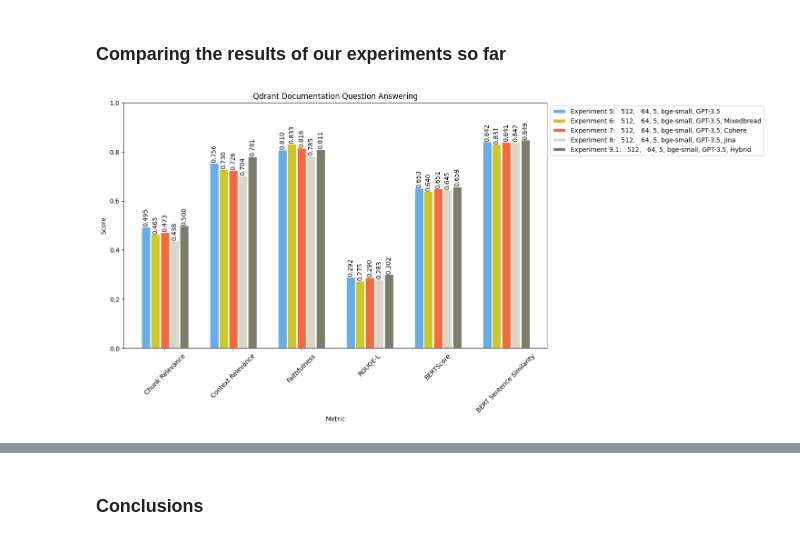
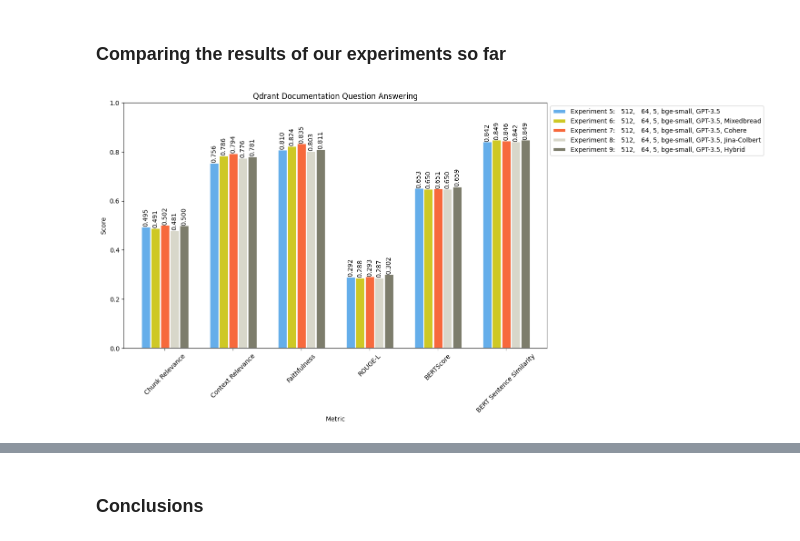
Before and after one commit to qdrant/qdrant-rag-eval, a Jupyter notebook: workshop-rag-eval-qdrant-quotient/notebook/quotient_qdrant_rag_eval_with_reranker.ipynb, the cells around one changed output, grey strips where cells are left out. Saved outputs shown, nothing was run; the diff lists cells and outputs as text; code cells hidden in the pictures.

```diff
--- a/workshop-rag-eval-qdrant-quotient/notebook/quotient_qdrant_rag_eval_with_reranker.ipynb
+++ b/workshop-rag-eval-qdrant-quotient/notebook/quotient_qdrant_rag_eval_with_reranker.ipynb
@@ -458,9 +439,6 @@ def add_hybrid_documents(client, collection_name, chunk_size, chunk_overlap, emb
         storage_context=storage_context,
         show_progress=True
     )
-    #client.set_model(embedding_model_name=embedding_model_name)
-    #client.add(collection_name=collection_name, metadata=docs_metadatas, documents=docs_contents)
-
 
 def get_hybrid_documents(collection_name, query, hybrid_factor=0.4, num_documents=5):
     """
@@ -480,7 +458,7 @@ def get_hybrid_documents(collection_name, query, hybrid_factor=0.4, num_document
     hybrid_retriever = VectorIndexRetriever(
         index=hybrid_vector_index,
         vector_store_query_mode=VectorStoreQueryMode.HYBRID,
-        sparse_top_k=3,
+        sparse_top_k=round(num_documents/2),
         similarity_top_k=num_documents,
         alpha=hybrid_factor,
         )
@@ -596,6 +574,8 @@ def run_eval(eval_df, collection_name, recipe_id, doc_retrieval_function=get_doc
         'verbosity_ratio':"Verbosity Ratio",}
 
     df = df.rename(columns=metrics)
+    df.to_csv(path, index=False)
+
     df_stats = df_stats.rename(columns=metrics)
 
     display(df_stats[metrics.values()].describe())
@@ -1183,13 +1183,12 @@ Let's try adding `reranking` , keeping the best parameters from `Experiment 5`:
 - **Language model: `GPT-3.5-turbo`**
 - **Reranking model: `jina-reranker-v1-base-en`**
 # %%
-
 experiment_8 = run_eval(eval_df,
                         collection_name=COLLECTION_NAME,
                         doc_retrieval_function=get_reranked_documents_with_jina,
                         recipe_id=recipe_gpt['id'],
                         num_docs=num_docs,
-                        path=f"{COLLECTION_NAME}_{num_docs}_reranked_jina_gpt.csv")
+                        path=f"{COLLECTION_NAME}_{num_docs}_reranked_jina_colbert_gpt.csv")
 # %% [output]
 [interactive output not drawn]
 [interactive output not drawn]
@@ -1212,7 +1211,7 @@ Job completed!
 exp5 = ['Experiment 5:   512,   64, 5, bge-small, GPT-3.5'] + experiment_5[main_metrics].describe().loc['mean'].to_list()
 exp6 = ['Experiment 6:   512,   64, 5, bge-small, GPT-3.5, Mixedbread'] + experiment_6[main_metrics].describe().loc['mean'].to_list()
 exp7 = ['Experiment 7:   512,   64, 5, bge-small, GPT-3.5, Cohere'] + experiment_7[main_metrics].describe().loc['mean'].to_list()
-exp8 = ['Experiment 8:   512,   64, 5, bge-small, GPT-3.5, Jina'] + experiment_8[main_metrics].describe().loc['mean'].to_list()
+exp8 = ['Experiment 8:   512,   64, 5, bge-small, GPT-3.5, Jina-Colbert'] + experiment_8[main_metrics].describe().loc['mean'].to_list()
 
 stats = pd.DataFrame([exp5, exp6, exp7, exp8], columns=['experiment']+main_metrics)
 stats = pd.pivot_table(stats, columns='experiment')
@@ -1291,25 +1308,25 @@ Job completed!
 # %% [markdown]
 ### **Comparing the results of our experiments so far**
 # %%
-exp9 = ['Experiment 9.1:   512,   64, 5, bge-small, GPT-3.5, Hybrid'] + experiment_9[main_metrics].describe().loc['mean'].to_list()
+exp9 = ['Experiment 9:   512,   64, 5, bge-small, GPT-3.5, Hybrid'] + experiment_9[main_metrics].describe().loc['mean'].to_list()
 
 stats = pd.DataFrame([exp5, exp6, exp7, exp8, exp9], columns=['experiment']+main_metrics)
 stats = pd.pivot_table(stats, columns='experiment')
 stats = stats.loc[["Chunk Relevance","Context Relevance","Faithfulness","ROUGE-L","BERTScore","BERT Sentence Similarity"]]
 
 ax1 = stats.plot(kind='bar',
                  figsize=(12,7),
                  width=0.7, edgecolor="w", linewidth=2,
                  ylim=[0,1],
                  xlabel='Metric',
                  ylabel="Score",
                  title="Qdrant Documentation Question Answering",
                  color=["#65AEEA","#CEC825","#F7693C","#D8D7CA","#7D7D6C"])
 
 ax1.legend(loc='upper left', bbox_to_anchor=(1, 1))
 ax1.tick_params(axis='x', rotation=45)
 
 for container in ax1.containers:
   ax1.bar_label(container, fmt='%.3f', rotation=90)
 # %% [output]
-[figure, old version]
+[figure, new version]
```
Also changed, not shown: parts of 36 cells of this notebook.
